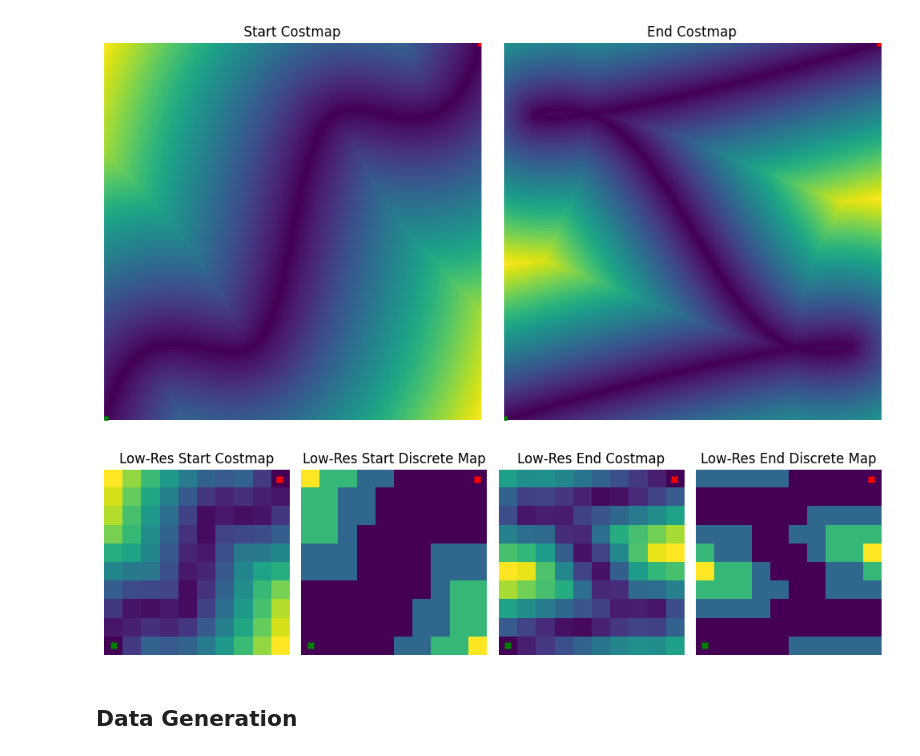
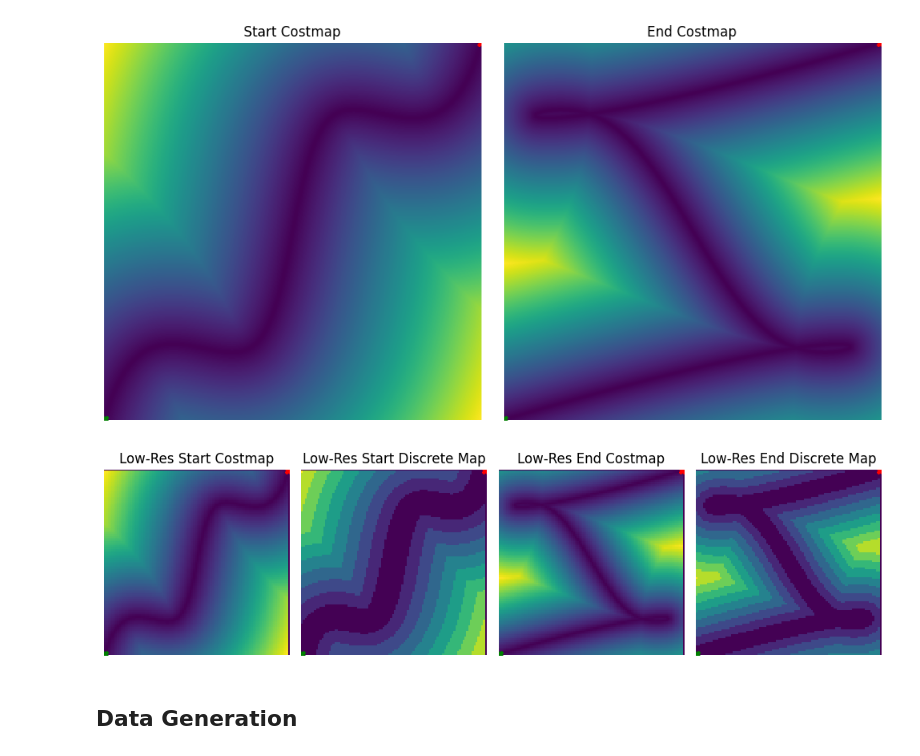
Before and after one commit to Parsa-Research-Laboratory/HyperSpace, a Jupyter notebook: experiments/development/2d_map_static.ipynb, the cells around one changed output. Drawn from its saved outputs; the diff is of its cells as text; code cells hidden in the pictures.

```diff
--- a/experiments/development/2d_map_static.ipynb
+++ b/experiments/development/2d_map_static.ipynb
@@ -172,25 +172,25 @@ plot_costmaps(
 # %% [output]
 [figure]
 # %%
-downscale_factor = 0.01
+downscale_factor = 0.1
 low_res_start_costmap = zoom(start_costmap, downscale_factor, order=1)
 low_res_end_costmap = zoom(end_costmap, downscale_factor, order=1)
 
 low_res_start_pos = ((START_POSITION[0]) - 1, (START_POSITION[1])-1)
 low_res_end_pos = ((END_POSITION[0] * downscale_factor) - 1, (END_POSITION[1] * downscale_factor)-1)
 
-num_bins = 4
+num_bins = 10
 
 discrete_maps = create_discretized_costmaps([low_res_start_costmap, low_res_end_costmap], num_bins)
 
 plot_costmaps(
     [low_res_start_costmap, discrete_maps[0], low_res_end_costmap, discrete_maps[1]],
     low_res_start_pos,
     low_res_end_pos,
     titles=["Low-Res Start Costmap", "Low-Res Start Discrete Map", "Low-Res End Costmap", "Low-Res End Discrete Map"]
 )
 # %% [output]
-[figure, old version]
+[figure, new version]
 # %% [markdown]
 ## Data Generation
 # %%
```
Also changed, not shown: parts of 1 cell of this notebook.
